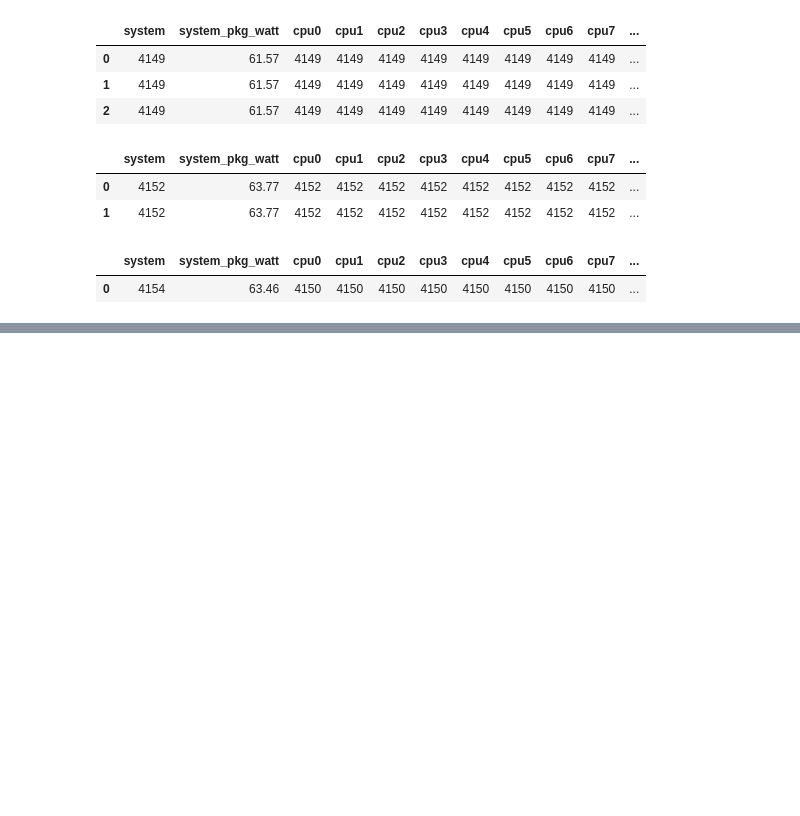
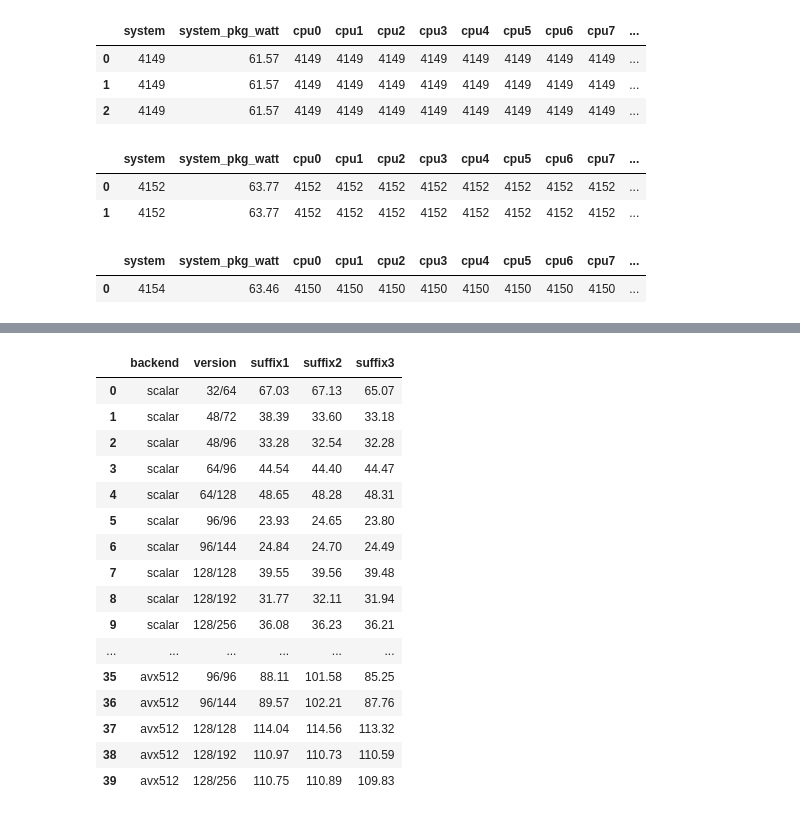
Before and after one commit to jan-chojnacki/SpeckProbe, a Jupyter notebook: analysis/notebooks/data_exploration.ipynb, the cells around one changed output, grey strips where cells are left out. Saved outputs shown, nothing was run; the diff lists cells and outputs as text; code cells hidden in the pictures; blank space fills up the shorter version.

```diff
--- a/analysis/notebooks/data_exploration.ipynb
+++ b/analysis/notebooks/data_exploration.ipynb
@@ -600,0 +765,44 @@ avx512_turbostat
+# %%
+engine_pivot = (
+    engine_stats
+    .pivot_table(
+        index=['backend', 'version'],
+        columns='suffix',
+        values='Mkeys_per_sec',
+    )
+    .rename(columns={1.0: 'suffix1', 2.0: 'suffix2', 3.0: 'suffix3'})
+).round(2).reset_index()
+
+engine_pivot.columns.name = None
+
+version_order = ['32_64', '48_72', '48_96', '64_96', '64_128', '96_96', '96_144', '128_128', '128_192', '128_256']
+backend_order = ['scalar', 'sse2', 'avx2', 'avx512']
+
+engine_pivot['backend'] = pd.Categorical(engine_pivot['backend'], categories=backend_order,
+                                                  ordered=True)
+engine_pivot['version'] = pd.Categorical(engine_pivot['version'], categories=version_order,
+                                                  ordered=True)
+
+engine_pivot = engine_pivot.sort_values(['backend', 'version']).reset_index(drop=True)
+
+engine_pivot['version'] = engine_pivot['version'].str.replace('_', '/', regex=False)
+
+engine_pivot
+# %% [output]
+|  | backend | version | suffix1 | suffix2 | suffix3 |
+| 0 | scalar | 32/64 | 67.03 | 67.13 | 65.07 |
+| 1 | scalar | 48/72 | 38.39 | 33.60 | 33.18 |
+| 2 | scalar | 48/96 | 33.28 | 32.54 | 32.28 |
+| 3 | scalar | 64/96 | 44.54 | 44.40 | 44.47 |
+| 4 | scalar | 64/128 | 48.65 | 48.28 | 48.31 |
+| 5 | scalar | 96/96 | 23.93 | 24.65 | 23.80 |
+| 6 | scalar | 96/144 | 24.84 | 24.70 | 24.49 |
+| 7 | scalar | 128/128 | 39.55 | 39.56 | 39.48 |
+| 8 | scalar | 128/192 | 31.77 | 32.11 | 31.94 |
+| 9 | scalar | 128/256 | 36.08 | 36.23 | 36.21 |
+| ... | ... | ... | ... | ... | ... |
+| 35 | avx512 | 96/96 | 88.11 | 101.58 | 85.25 |
+| 36 | avx512 | 96/144 | 89.57 | 102.21 | 87.76 |
+| 37 | avx512 | 128/128 | 114.04 | 114.56 | 113.32 |
+| 38 | avx512 | 128/192 | 110.97 | 110.73 | 110.59 |
+| 39 | avx512 | 128/256 | 110.75 | 110.89 | 109.83 |
```
Also changed, not shown: parts of 10 cells of this notebook.
